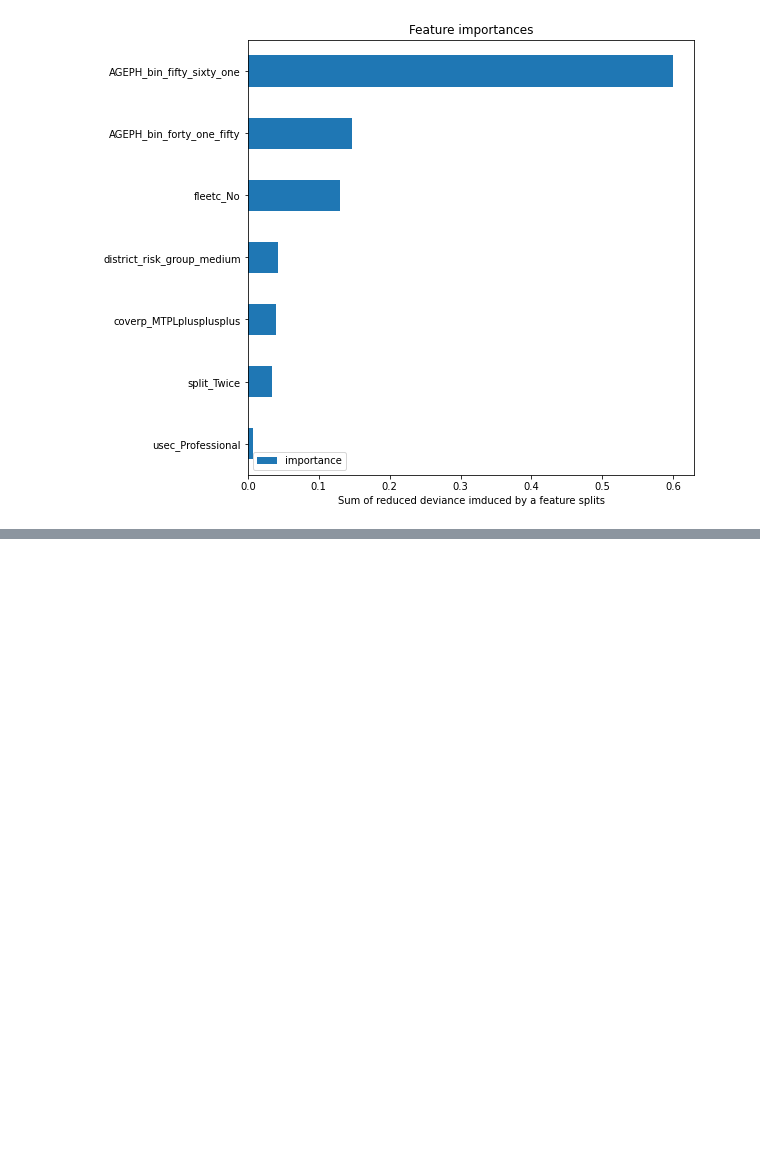
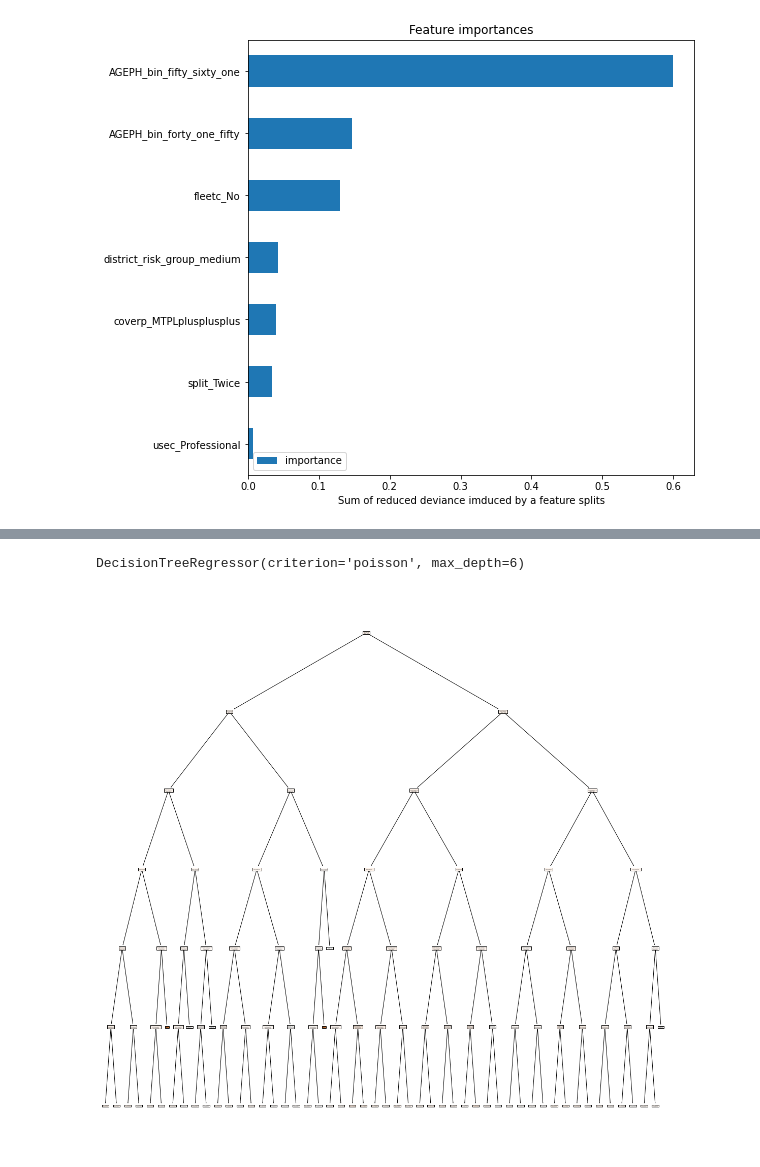
Before and after one commit to MarinoSanLorenzo/actuarial_ds, a Jupyter notebook: blog_post_main2.ipynb, the cells around one changed output, grey strips where cells are left out. Saved outputs shown, nothing was run; the diff lists cells and outputs as text; code cells hidden in the pictures; blank space fills up the shorter version.

```diff
--- a/blog_post_main2.ipynb
+++ b/blog_post_main2.ipynb
@@ -884,12 +854,0 @@ sklearn.tree._classes.DecisionTreeRegressor
-# %%
-x_train, x_test, y_train, y_test = train_test_split(X, claim_frequency,
-                                                    test_size=test_size,
-                                                    random_state=random_state,
-                                                   stratify=X[nb_claims_name])
-exp_train, exp_test = x_train[exposure_name], x_test[exposure_name]
-
-x_train = x_train.drop(columns=[nb_claims_name, exposure_name])
-x_test = x_test.drop(columns=[nb_claims_name, exposure_name])
-
-poisson_tree = DecisionTreeRegressor(criterion='poisson',max_depth=3, ccp_alpha=0)
-poisson_tree.fit(x_train, y_train, sample_weight=exp_train)
@@ -1063,13 +854,0 @@ def run_cross_validation_for_tree_based_methods(
-# %%
-x_train, x_test, y_train, y_test = train_test_split(X, claim_frequency,
-                                                    test_size=test_size,
-                                                    random_state=random_state,
-                                                   stratify=X[nb_claims_name])
-exp_train, exp_test = x_train[exposure_name], x_test[exposure_name]
-
-x_train = x_train.drop(columns=[nb_claims_name, exposure_name])
-x_test = x_test.drop(columns=[nb_claims_name, exposure_name])
-
-poisson_tree = DecisionTreeRegressor(criterion='poisson',max_depth=3, ccp_alpha=0)
-poisson_tree.fit(x_train, y_train, sample_weight=exp_train)
-mean_poisson_deviance(y_train, poisson_tree.predict(x_train),sample_weight=exp_train)
@@ -1077,0 +923,13 @@ mean_poisson_deviance(y_train, poisson_tree.predict(x_train),sample_weight=exp_t
+# %%
+poisson_tree_opt = DecisionTreeRegressor(criterion='poisson',max_depth=6, ccp_alpha=0.0)
+poisson_tree_opt.fit(x_train, y_train, sample_weight=exp_train)
+# %% [output]
+DecisionTreeRegressor(criterion='poisson', max_depth=6)
+# %%
+fig = plt.figure(figsize=(20,20))
+_=tree.plot_tree(poisson_tree_opt,
+                   feature_names=x_train.columns,
+                   filled=True,
+                precision=10)
+# %% [output]
+[figure, added]
```
Also changed, not shown: parts of 35 cells of this notebook, 1 other file.
